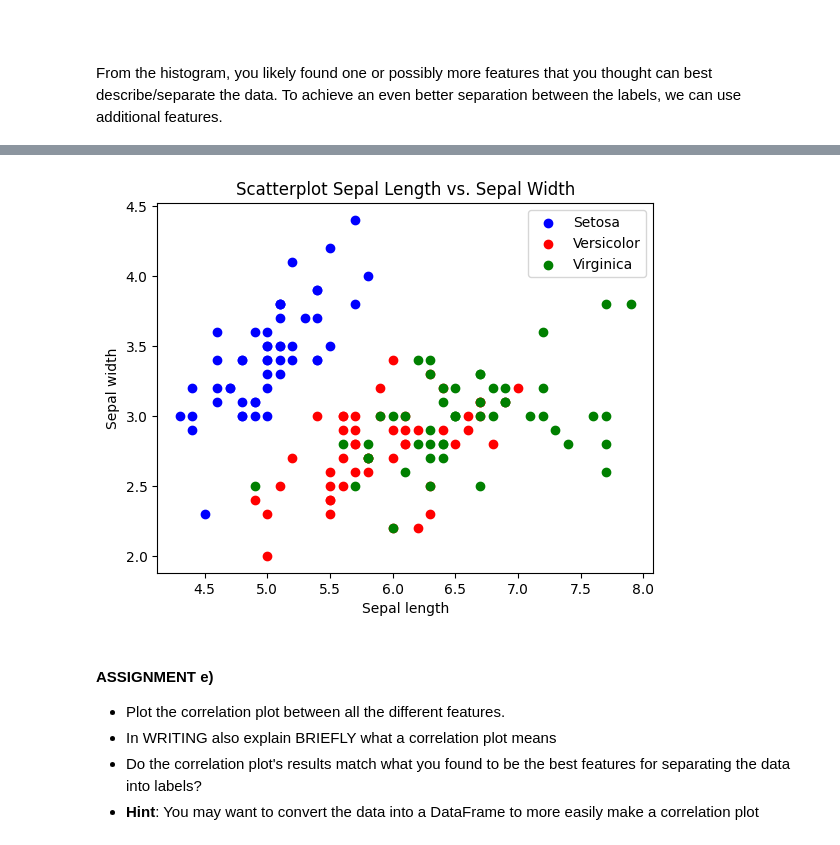
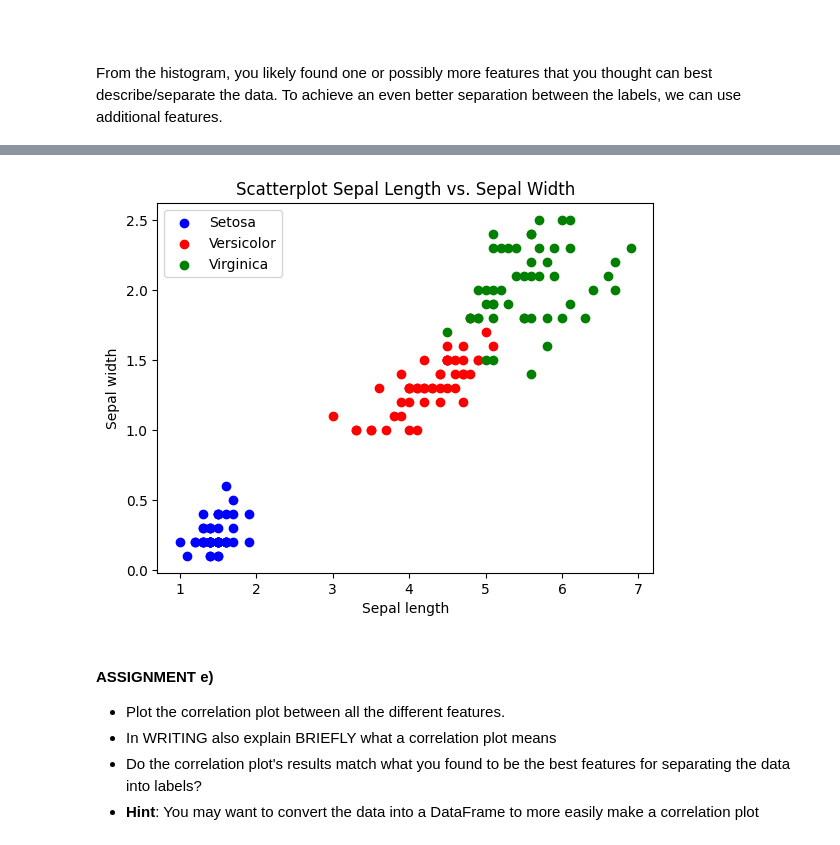
Before and after one commit to albindahlberg/ml-1dl034-public-assignments, a Jupyter notebook: Assignments/Practical/PracticalNotebook3.ipynb, the cells around one changed output, grey strips where cells are left out. Saved outputs shown, nothing was run; the diff lists cells and outputs as text; code cells hidden in the pictures.

```diff
--- a/Assignments/Practical/PracticalNotebook3.ipynb
+++ b/Assignments/Practical/PracticalNotebook3.ipynb
@@ -356,30 +387,27 @@ We now want to create a scatter plot using the two most important features to be
 # %%
 # YOUR CODE HERE
 #
 #
-setosa = iris['data'][:50]
-versicolor = iris['data'][50:100]
-virginica = iris['data'][100:150]
 
 assert len(setosa) + len(versicolor) + len(virginica) == len(iris['data'])
 
 setosa_sepal_length     = setosa[:,0]
 setosa_sepal_width      = setosa[:,1]
 versicolor_sepal_length = versicolor[:,0]
 versicolor_sepal_width  = versicolor[:,1]
 virginica_sepal_length  = virginica[:,0]
 virginica_sepal_width   = virginica[:,1]
 
 plt.title('Scatterplot Sepal Length vs. Sepal Width')
 plt.xlabel('Sepal length')
 plt.ylabel('Sepal width')
-plt.scatter(setosa_sepal_length, setosa_sepal_width, color='b')
-plt.scatter(versicolor_sepal_length, versicolor_sepal_width, color='r')
-plt.scatter(virginica_sepal_length, virginica_sepal_width, color='g')
+plt.scatter(setosa_petal_length, setosa_petal_width, color='b')
+plt.scatter(versicolor_petal_length, versicolor_petal_width, color='r')
+plt.scatter(virginica_petal_length, virginica_petal_width, color='g')
 plt.legend(['Setosa', 'Versicolor', 'Virginica'])
 plt.show()
 # %% [output]
-[figure, old version]
+[figure, new version]
 # %% [markdown]
 #### ASSIGNMENT e)
 
```
Also changed, not shown: parts of 2 cells of this notebook, 6 other files.
